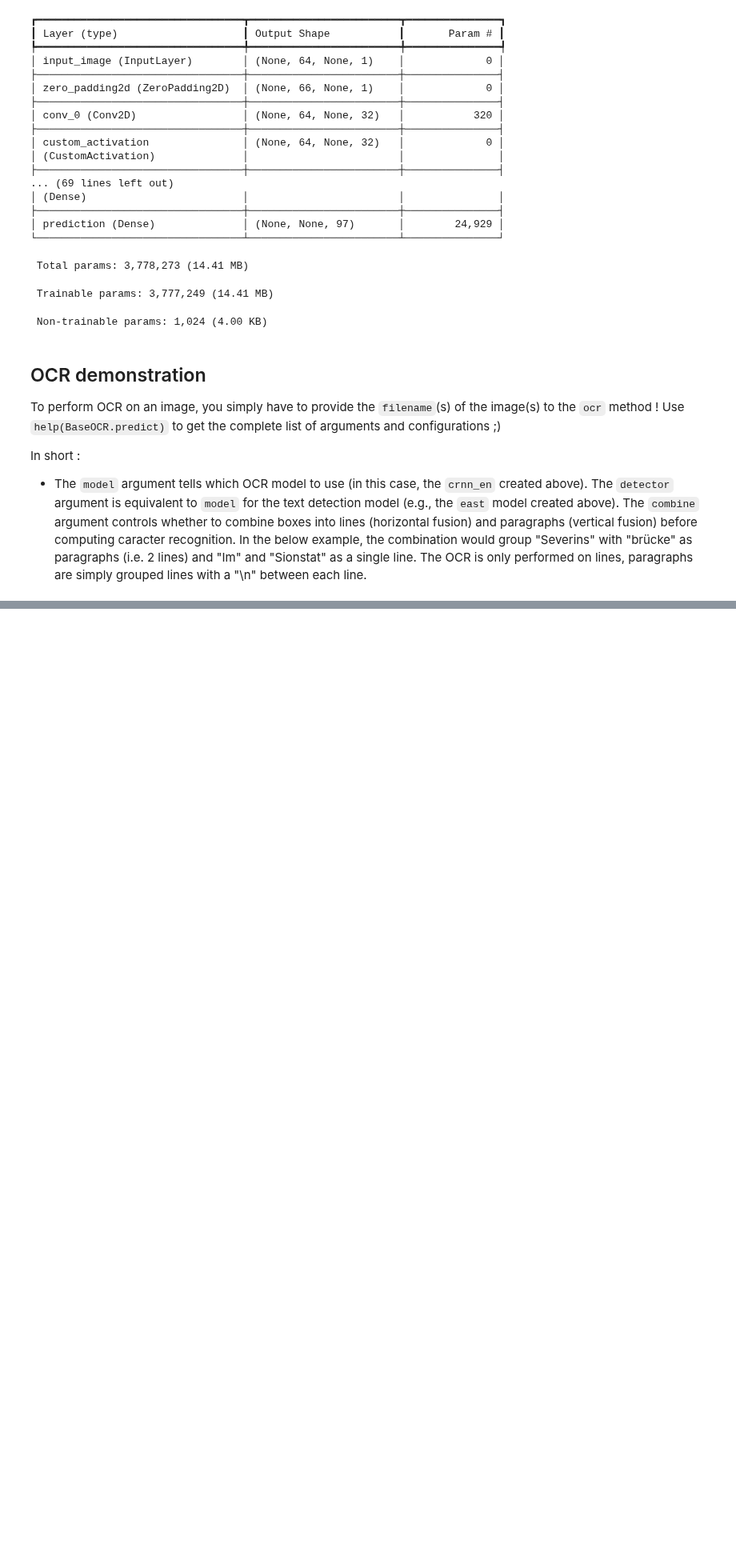
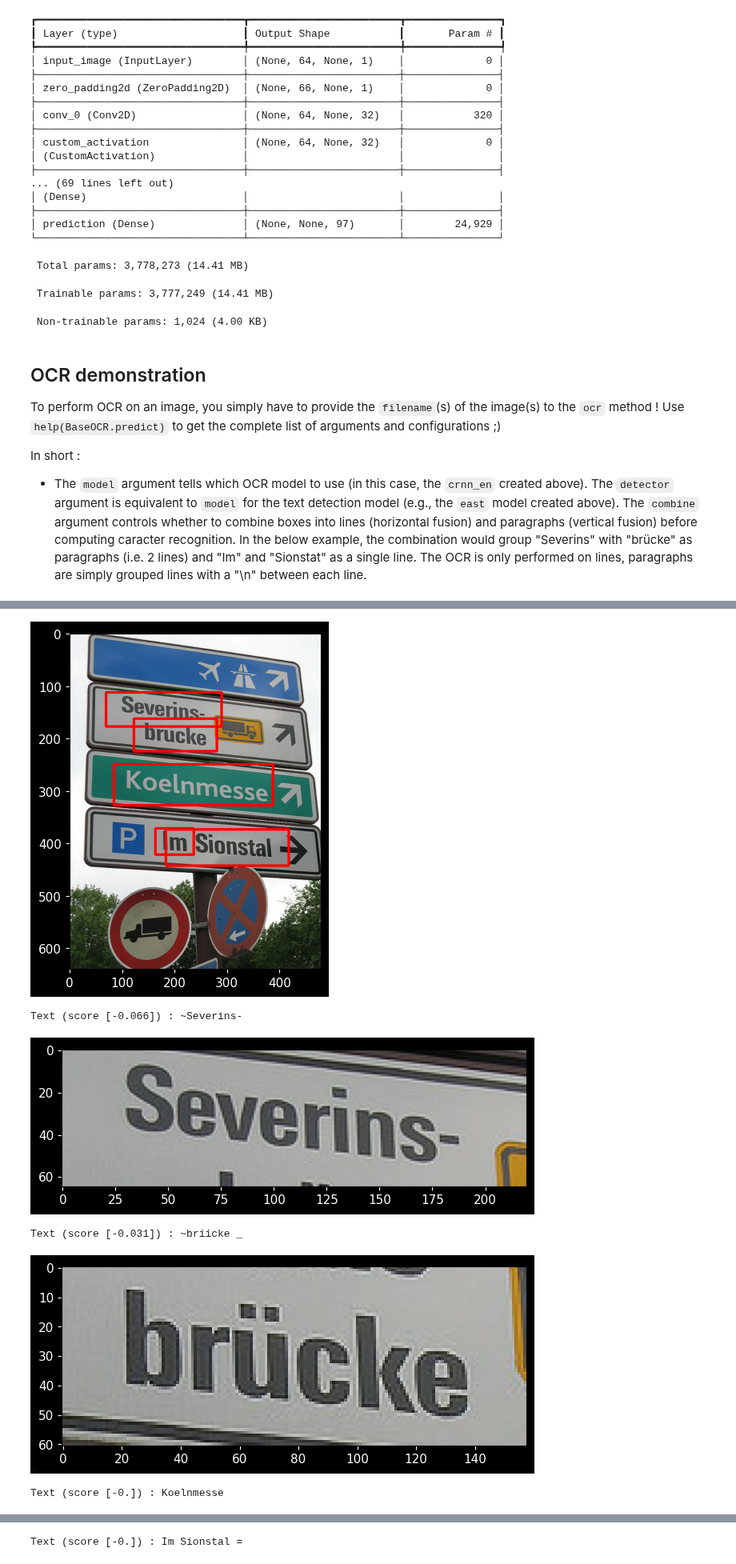
Before and after one commit to yui-mhcp/ocr, a Jupyter notebook: ocr.ipynb, the cells around one changed output, grey strips where cells are left out. Shown at 80% size. Drawn from its saved outputs; the diff is of its cells as text; code cells hidden in the pictures; blank space fills up the shorter version.

```diff
--- a/ocr.ipynb
+++ b/ocr.ipynb
@@ -118,0 +101,14 @@ Text (score [-0.005]) : Im
+# %%
+from models.ocr import ocr
+
+filename = 'text.jpg'
+
+_, infos = ocr(filename, model = 'crnn_en', detector = 'east', save = False, display = True, combine = False)[0]
+infos
+# %% [output]
+[figure, added]
+Text (score [-0.066]) : ~Severins-
+[figure, added]
+Text (score [-0.031]) : ~briicke _
+[figure, added]
+Text (score [-0.]) : Koelnmesse
@@ -118,0 +116 @@ Text (score [-0.005]) : Im
+Text (score [-0.]) : Im Sionstal =
```
Also changed, not shown: parts of 2 cells of this notebook, 38 other files.
